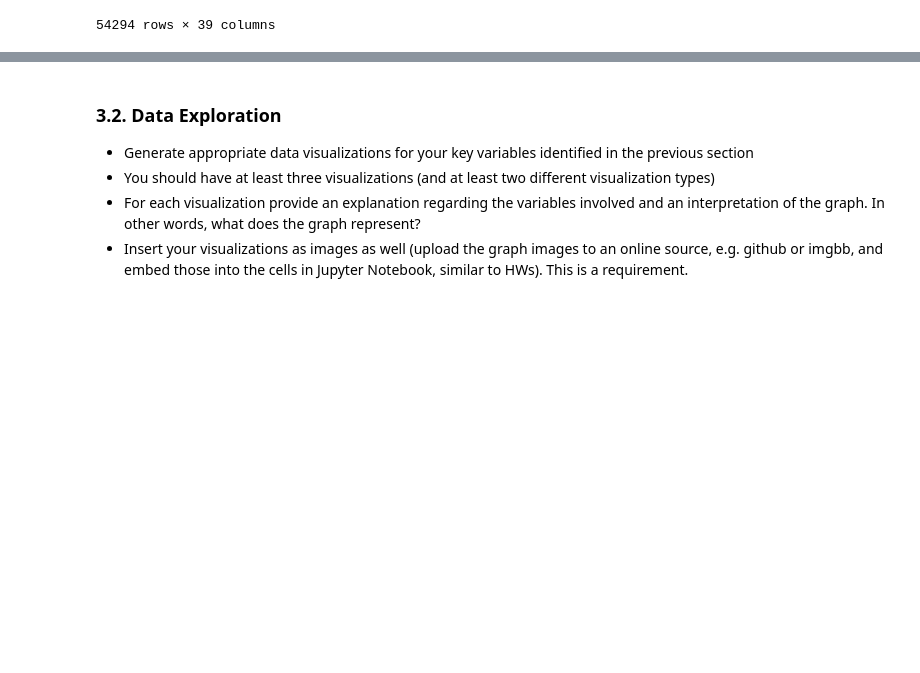
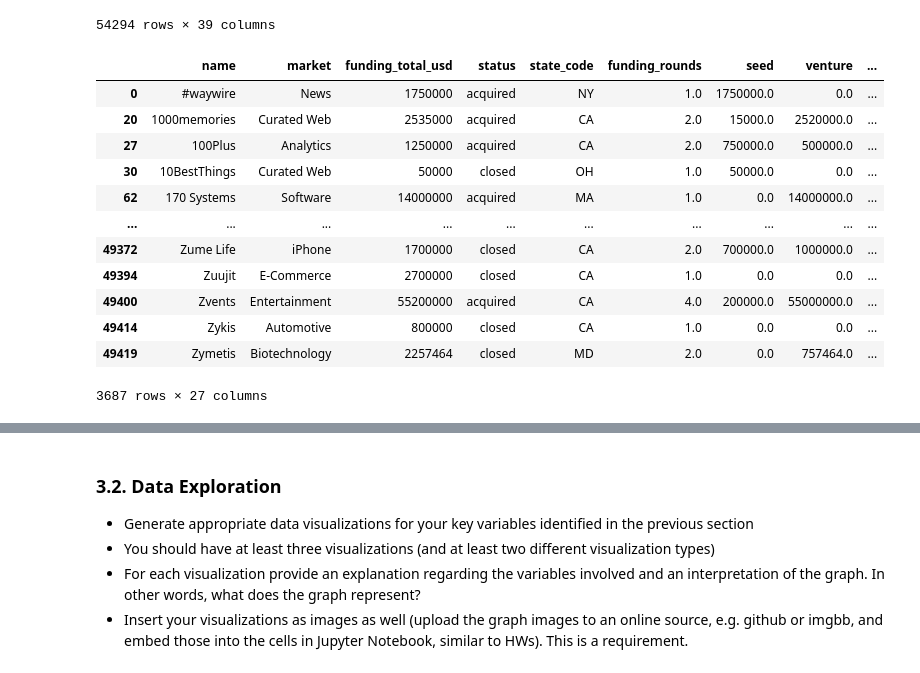
Before and after one commit to shaunkh/DSFinalProject, a Jupyter notebook: FP4/DS3000_FP4_Group9.ipynb, the cells around one changed output, grey strips where cells are left out. Cells and saved outputs as stored; diff of their text form; code cells hidden in the pictures; blank space fills up the shorter version.

```diff
--- a/FP4/DS3000_FP4_Group9.ipynb
+++ b/FP4/DS3000_FP4_Group9.ipynb
@@ -151,32 +151,47 @@ df
 df = df.dropna(subset=['status'], axis = 0)
 
 # Drop unecessary columns
-df = df.drop(['permalink', 'homepage_url', 'category_list', 'founded_month', 'founded_quarter','founded_year'], axis = 1)
+df = df.drop(['permalink', 'homepage_url', 'category_list', 'founded_month', 'founded_quarter','founded_year',
+             'founded_at', 'first_funding_at', 'last_funding_at'], axis = 1)
 
 # Limit data to only USA
 df = df[df["country_code"] == "USA"]
 
 df = df[df["status"] != "operating"]
 
 # Rename columns for ease of use
 df = df.rename({' market ': 'market', ' funding_total_usd ': 'funding_total_usd'}, axis=1)
 
 def formatFunding(x):
     val = x.strip()
     val = val.replace(",", "")
     return val
 
 # Format to numbers
 df["funding_total_usd"] = df["funding_total_usd"].apply(lambda x: formatFunding(x))
 df = df[df["funding_total_usd"] != "-"]
 df = df.astype({'funding_total_usd': 'int64'})
 
 #
 df = df.drop(["country_code", "region", "city"], axis=1)
 df = df.dropna(subset=['state_code'], axis = 0)
 df = df.dropna(subset=['market'], axis = 0)
 
 df = df.astype({'market': 'str', 'name': 'str', 'status': 'str', 'state_code': 'str'})
 
 df[["market", "name", "status", "state_code"]] = df[["market", "name", "status", "state_code"]].apply(lambda x: x.str.strip())
 df
+# %% [output]
+|  | name | market | funding_total_usd | status | state_code | funding_rounds | seed | venture | ... |
+| 0 | #waywire | News | 1750000 | acquired | NY | 1.0 | 1750000.0 | 0.0 | ... |
+| 20 | 1000memories | Curated Web | 2535000 | acquired | CA | 2.0 | 15000.0 | 2520000.0 | ... |
+| 27 | 100Plus | Analytics | 1250000 | acquired | CA | 2.0 | 750000.0 | 500000.0 | ... |
+| 30 | 10BestThings | Curated Web | 50000 | closed | OH | 1.0 | 50000.0 | 0.0 | ... |
+| 62 | 170 Systems | Software | 14000000 | acquired | MA | 1.0 | 0.0 | 14000000.0 | ... |
+| ... | ... | ... | ... | ... | ... | ... | ... | ... | ... |
+| 49372 | Zume Life | iPhone | 1700000 | closed | CA | 2.0 | 700000.0 | 1000000.0 | ... |
+| 49394 | Zuujit | E-Commerce | 2700000 | closed | CA | 1.0 | 0.0 | 0.0 | ... |
+| 49400 | Zvents | Entertainment | 55200000 | acquired | CA | 4.0 | 200000.0 | 55000000.0 | ... |
+| 49414 | Zykis | Automotive | 800000 | closed | CA | 1.0 | 0.0 | 0.0 | ... |
+| 49419 | Zymetis | Biotechnology | 2257464 | closed | MD | 2.0 | 0.0 | 757464.0 | ... |
+3687 rows × 27 columns
```
Also changed, not shown: parts of 11 cells of this notebook.
